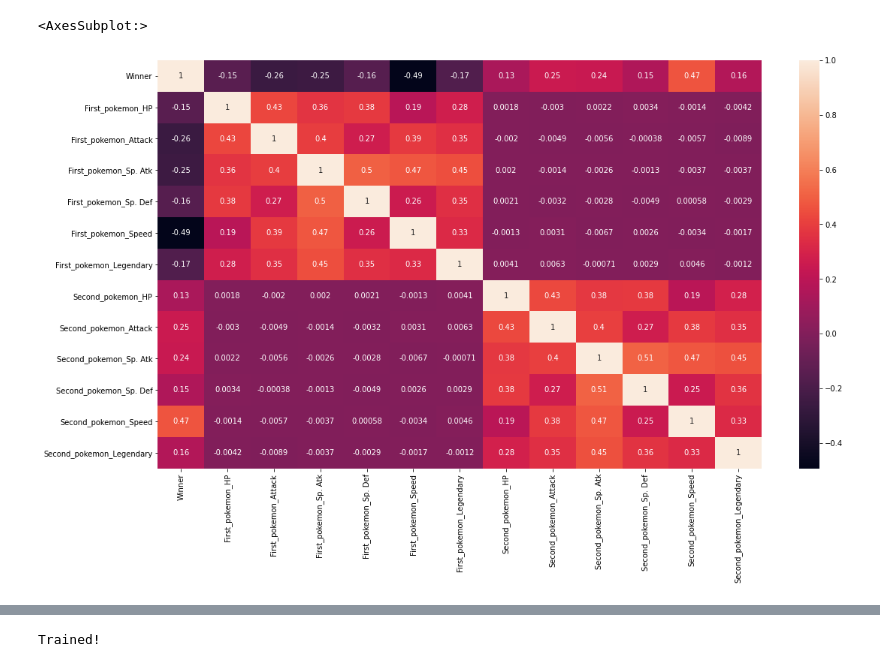
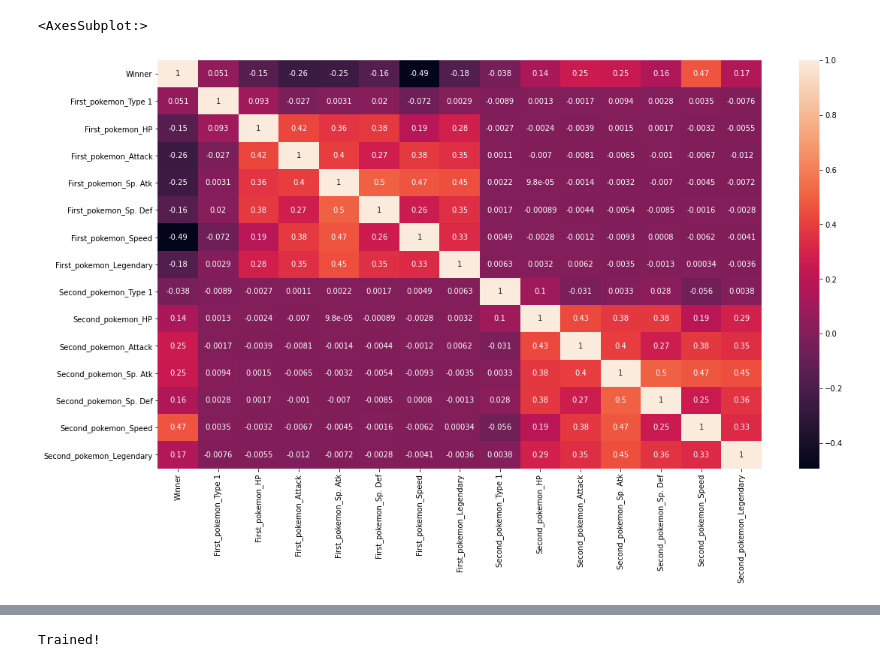
Before and after one commit to muccijacopo/pokemon-challenge-AI, a Jupyter notebook: training.ipynb, the cells around one changed output, grey strips where cells are left out. Cells and saved outputs as stored; diff of their text form; code cells hidden in the pictures.

Commit message:
updated training notebook

```diff
--- a/training.ipynb
+++ b/training.ipynb
@@ -72,11 +106,11 @@ except:
 # %%
-encoder = LabelEncoder()
-categorical_cols = ['Type 1', 'Type 2']
-for col in categorical_cols:
-    try:
-        pokemon[col] = encoder.fit_transform(pokemon[col])
-    except:
-        continue
+# encoder = LabelEncoder()
+# categorical_cols = ['Type 2']
+# for col in categorical_cols:
+#     try:
+#         pokemon[col] = encoder.fit_transform(pokemon[col])
+#     except:
+#         continue
 # %%
 pokemon.Legendary = pokemon.Legendary.map(lambda el: 1 if el else 0)
 # %%
@@ -92,5 +126,6 @@ pokemon.head()
 # %%
-full_data = pd.merge(combats, pokemon.add_prefix("First_pokemon_"), how="left", left_on=['First_pokemon'], right_index=True)
-full_data = pd.merge(full_data, pokemon.add_prefix("Second_pokemon_"), how="left", left_on=['Second_pokemon'], right_index=True)
-full_data.drop(columns=['First_pokemon', 'Second_pokemon'], inplace=True)
-full_data.head()
+def mergePokemonsData(df):
+    full_data = pd.merge(df, pokemon.add_prefix("First_pokemon_"), how="left", left_on=['First_pokemon'], right_index=True)
+    full_data = pd.merge(full_data, pokemon.add_prefix("Second_pokemon_"), how="left", left_on=['Second_pokemon'],  right_index=True)
+    full_data.drop(columns=['First_pokemon', 'Second_pokemon'], inplace=True)
+    return full_data
@@ -103,0 +132,4 @@ full_data.head()
+# %%
+full_train_data = mergePokemonsData(train)
+full_test_data = mergePokemonsData(test)
+full_train_data
@@ -103,0 +150,9 @@ full_data.head()
+# %%
+encoder = LabelEncoder()
+categorical_cols = ['First_pokemon_Type 1', 'Second_pokemon_Type 1']
+for col in categorical_cols:
+    try:
+        full_train_data[col] = encoder.fit_transform(full_train_data[col])
+        full_test_data[col] = encoder.fit_transform(full_test_data[col])
+    except:
+        continue
@@ -110,9 +181,9 @@ full_data.head()
 # %%
 #sns.countplot(x=full_data['Second_pokemon_Legendary'], hue=full_data['Winner'])
 # %%
-corr = full_data.corr()
+corr = full_train_data.corr()
 plt.figure(figsize=(18, 10))
 sns.heatmap(corr, xticklabels=corr.columns.values, yticklabels=corr.columns.values, annot=True)
 # %% [output]
 <AxesSubplot:>
-[figure, old version]
+[figure, new version]
```
Also changed, not shown: parts of 26 cells of this notebook, 1 other file.
